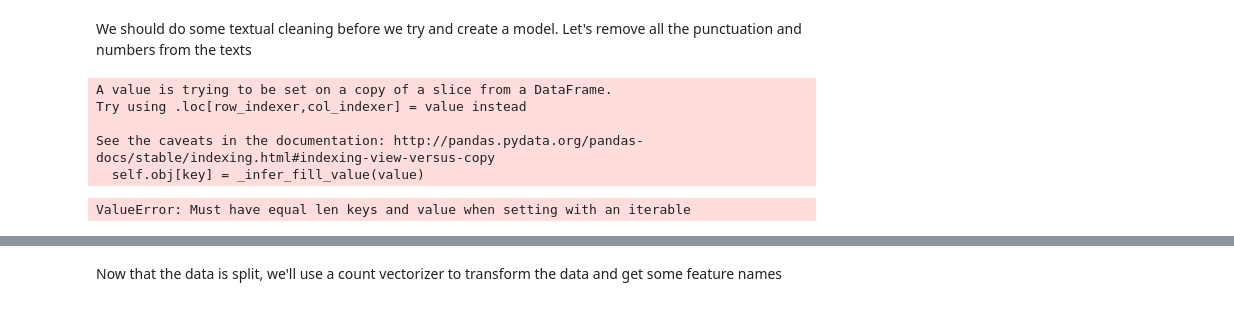
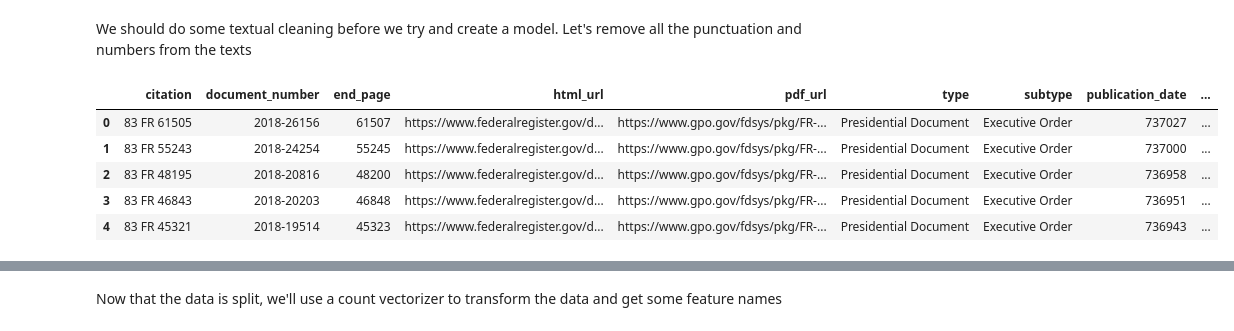
Before and after one commit to LauraCF19/SpringboardProject2, a Jupyter notebook: SecondCapstone/SecondCapstone.ipynb, the cells around one changed output, grey strips where cells are left out. Cells and saved outputs as stored; diff of their text form; code cells hidden in the pictures.

Commit message:
Tokenized Data

```diff
--- a/SecondCapstone/SecondCapstone.ipynb
+++ b/SecondCapstone/SecondCapstone.ipynb
@@ -629,15 +629,20 @@ from nltk.tokenize import word_tokenize
 #import nltk
 #nltk.download('punkt')
 
-for index, row in cleaned_ex_data.iterrows():
-    cleaned_ex_data.loc[index, "Tokens"] = word_tokenize(cleaned_ex_data.loc[index, "Order_Text"])
+#for index, row in cleaned_ex_data.iterrows():
+#    cleaned_ex_data.loc[index, "Tokens"] = word_tokenize(cleaned_ex_data.loc[index, "Order_Text"])
 
 #for order in range(len(cleaned_ex_data["Order_Text"])):
 #    cleaned_ex_data["Tokens"] = word_tokenize(cleaned_ex_data[order])
+
+cleaned_ex_data["Tokens"] = [word_tokenize(i) for i in cleaned_ex_data["Order_Text"]]
-# %% [output]
-A value is trying to be set on a copy of a slice from a DataFrame.
-Try using .loc[row_indexer,col_indexer] = value instead
-
-See the caveats in the documentation: http://pandas.pydata.org/pandas-docs/stable/indexing.html#indexing-view-versus-copy
-  self.obj[key] = _infer_fill_value(value)
-ValueError: Must have equal len keys and value when setting with an iterable
+# %%
+# let's see if the tokenization worked:
+cleaned_ex_data.head()
+# %% [output]
+|  | citation | document_number | end_page | html_url | pdf_url | type | subtype | publication_date | ... |
+| 0 | 83 FR 61505 | 2018-26156 | 61507 | https://www.federalregister.gov/d... | https://www.gpo.gov/fdsys/pkg/FR-... | Presidential Document | Executive Order | 737027 | ... |
+| 1 | 83 FR 55243 | 2018-24254 | 55245 | https://www.federalregister.gov/d... | https://www.gpo.gov/fdsys/pkg/FR-... | Presidential Document | Executive Order | 737000 | ... |
+| 2 | 83 FR 48195 | 2018-20816 | 48200 | https://www.federalregister.gov/d... | https://www.gpo.gov/fdsys/pkg/FR-... | Presidential Document | Executive Order | 736958 | ... |
+| 3 | 83 FR 46843 | 2018-20203 | 46848 | https://www.federalregister.gov/d... | https://www.gpo.gov/fdsys/pkg/FR-... | Presidential Document | Executive Order | 736951 | ... |
+| 4 | 83 FR 45321 | 2018-19514 | 45323 | https://www.federalregister.gov/d... | https://www.gpo.gov/fdsys/pkg/FR-... | Presidential Document | Executive Order | 736943 | ... |
```
Also changed, not shown: parts of 11 cells of this notebook, 1 other file.
